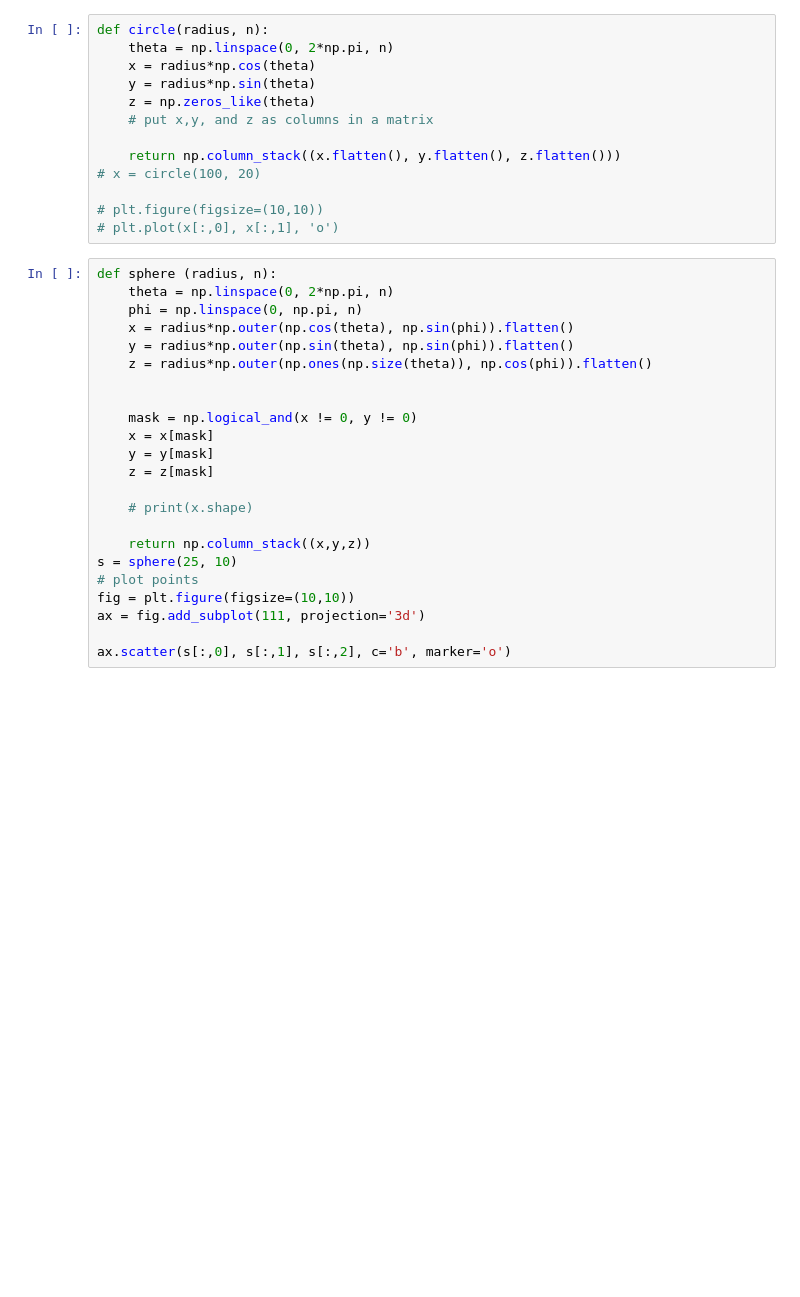
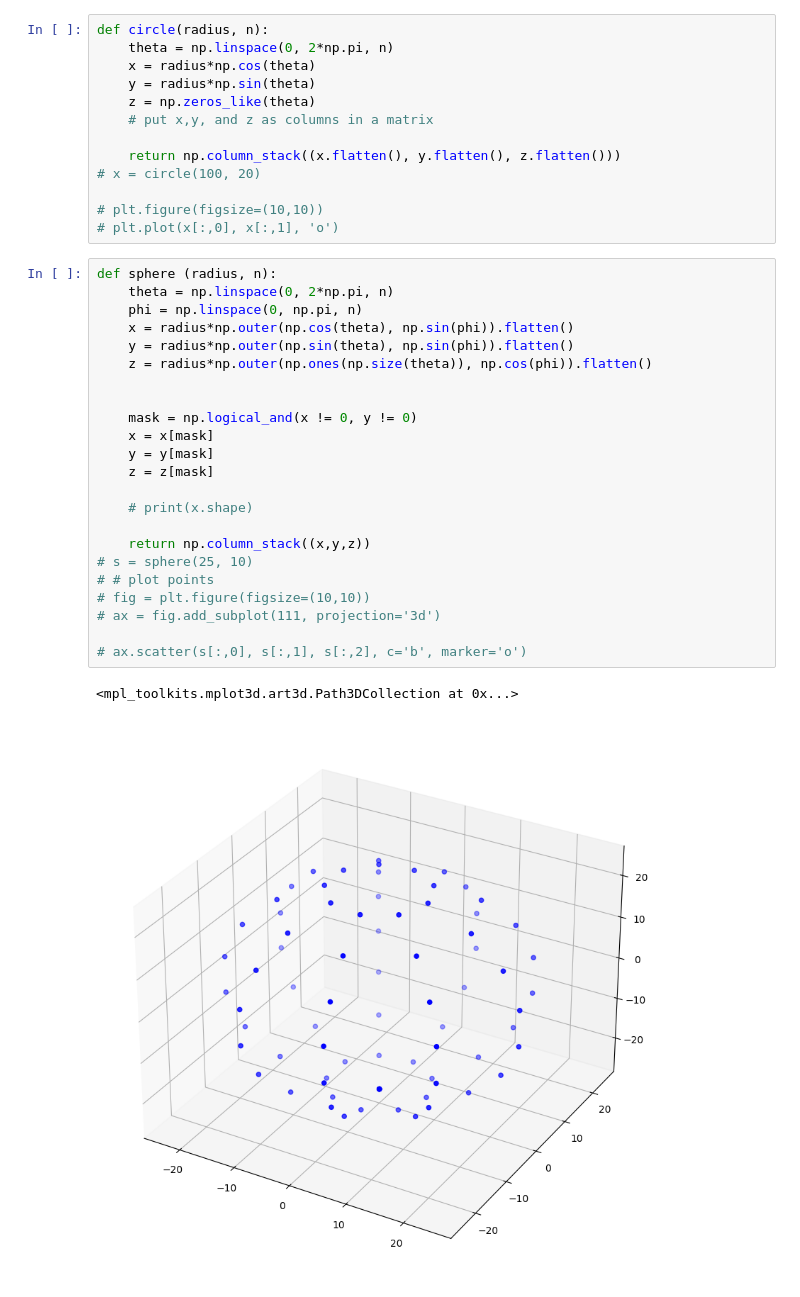
Before and after one commit to franz96521/band-gap, a Jupyter notebook: 3D Dataset creation.ipynb, the cells around one changed output. Saved outputs shown, nothing was run; the diff lists cells and outputs as text; blank space fills up the shorter version.

```diff
--- a/3D Dataset creation.ipynb
+++ b/3D Dataset creation.ipynb
@@ -31,23 +32,26 @@ def circle(radius, n):
 # %%
 def sphere (radius, n):
     theta = np.linspace(0, 2*np.pi, n)
     phi = np.linspace(0, np.pi, n)
     x = radius*np.outer(np.cos(theta), np.sin(phi)).flatten()
     y = radius*np.outer(np.sin(theta), np.sin(phi)).flatten()
     z = radius*np.outer(np.ones(np.size(theta)), np.cos(phi)).flatten()
 
 
     mask = np.logical_and(x != 0, y != 0)
     x = x[mask]
     y = y[mask]
     z = z[mask]
 
     # print(x.shape)
 
     return np.column_stack((x,y,z))
-s = sphere(25, 10)
-# plot points
-fig = plt.figure(figsize=(10,10))
-ax = fig.add_subplot(111, projection='3d')
+# s = sphere(25, 10)
+# # plot points
+# fig = plt.figure(figsize=(10,10))
+# ax = fig.add_subplot(111, projection='3d')
 
-ax.scatter(s[:,0], s[:,1], s[:,2], c='b', marker='o')
+# ax.scatter(s[:,0], s[:,1], s[:,2], c='b', marker='o')
+# %% [output]
+<mpl_toolkits.mplot3d.art3d.Path3DCollection at 0x...>
+[figure, added]
```
Also changed, not shown: parts of 13 cells of this notebook, 5 other files.
